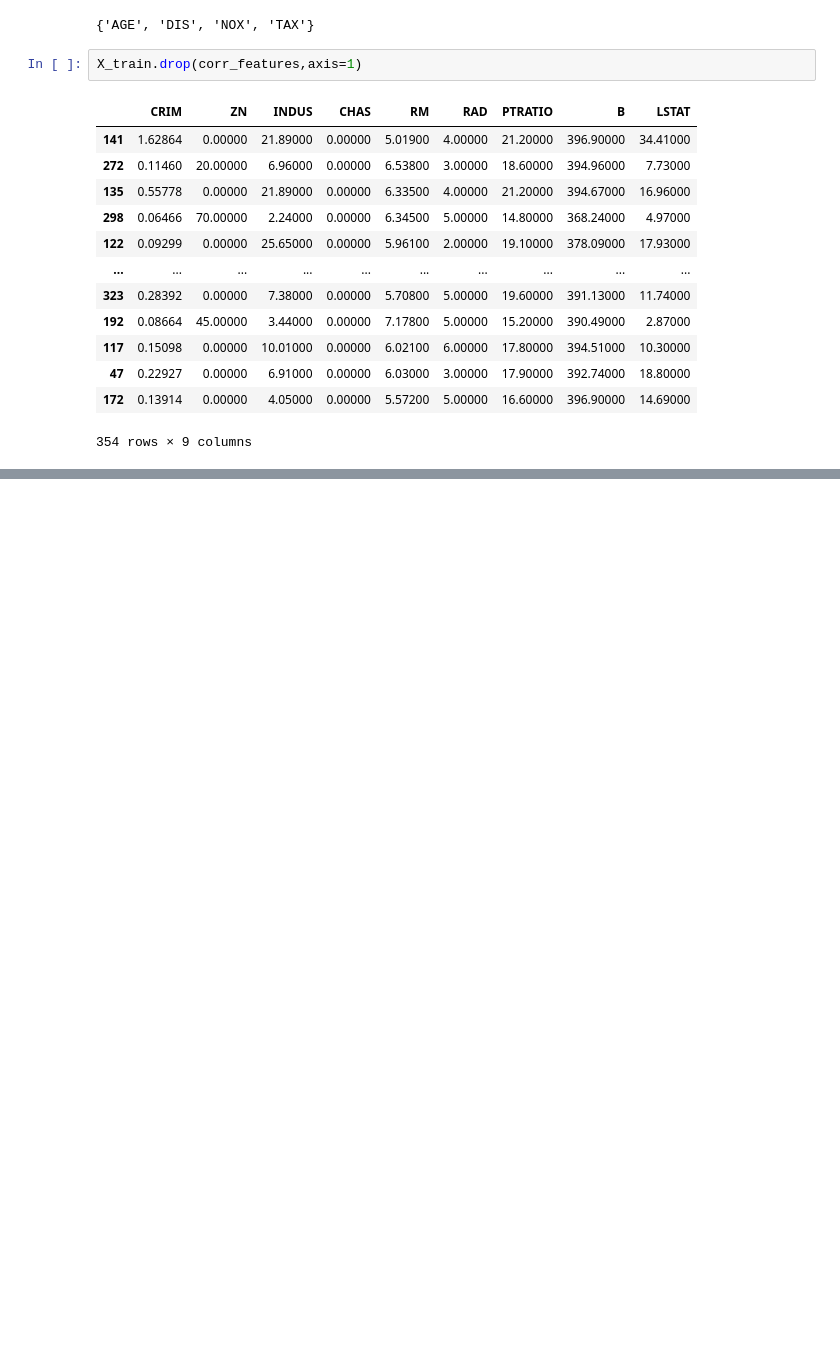
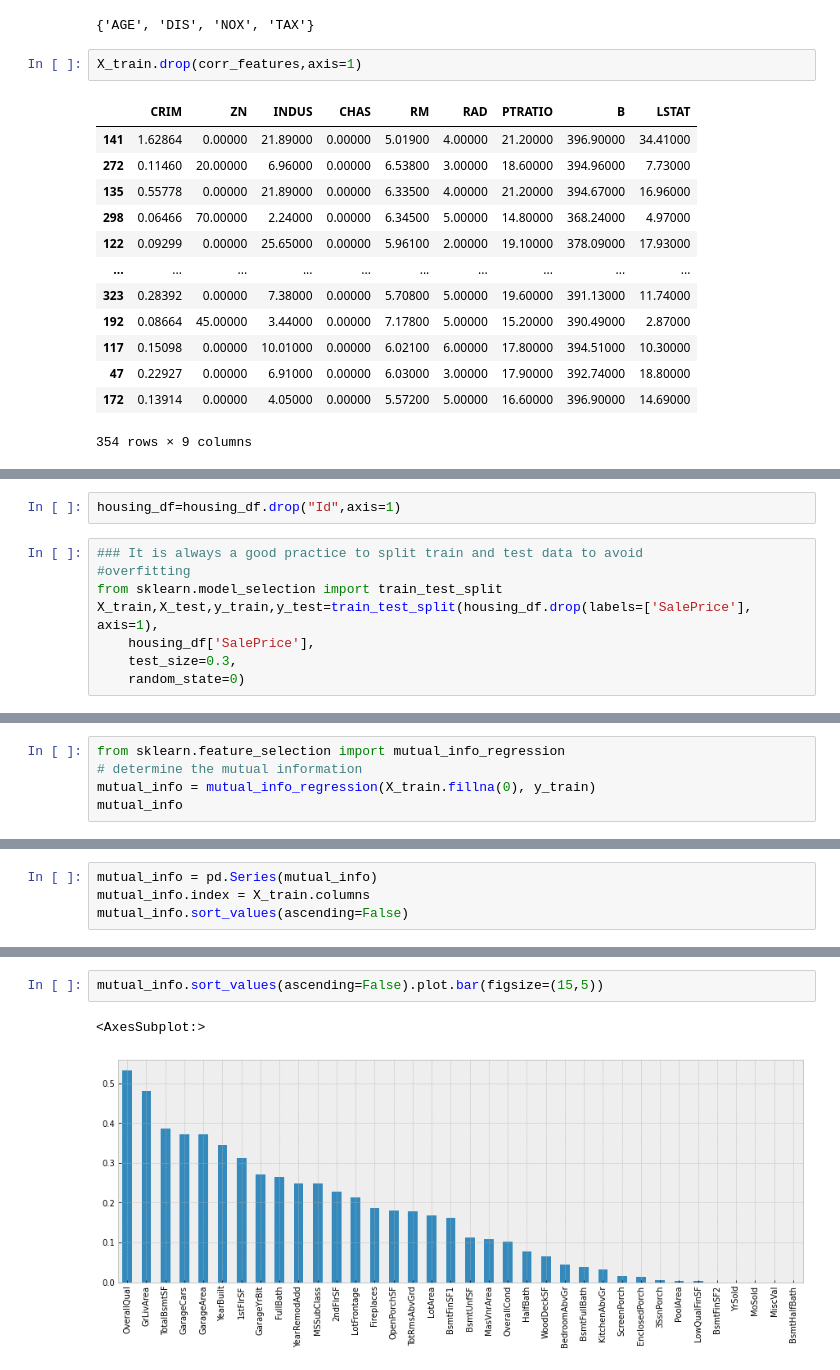
Before and after one commit to behzad89/SQL_GDAL_Commnds, a Jupyter notebook: ML_codes/[Data] Feature Engneering/06_Feature Selection.ipynb, the cells around one changed output, grey strips where cells are left out. Drawn from its saved outputs; the diff is of its cells as text; blank space fills up the shorter version.

```diff
--- a/ML_codes/[Data] Feature Engneering/06_Feature Selection.ipynb
+++ b/ML_codes/[Data] Feature Engneering/06_Feature Selection.ipynb
@@ -162,0 +328,10 @@ X_train.drop(corr_features,axis=1)
+# %%
+housing_df=housing_df.drop("Id",axis=1)
+# %%
+### It is always a good practice to split train and test data to avoid
+#overfitting
+from sklearn.model_selection import train_test_split
+X_train,X_test,y_train,y_test=train_test_split(housing_df.drop(labels=['SalePrice'], axis=1),
+    housing_df['SalePrice'],
+    test_size=0.3,
+    random_state=0)
@@ -162,0 +358,5 @@ X_train.drop(corr_features,axis=1)
+# %%
+from sklearn.feature_selection import mutual_info_regression
+# determine the mutual information
+mutual_info = mutual_info_regression(X_train.fillna(0), y_train)
+mutual_info
@@ -162,0 +373,4 @@ X_train.drop(corr_features,axis=1)
+# %%
+mutual_info = pd.Series(mutual_info)
+mutual_info.index = X_train.columns
+mutual_info.sort_values(ascending=False)
@@ -162,0 +395,5 @@ X_train.drop(corr_features,axis=1)
+# %%
+mutual_info.sort_values(ascending=False).plot.bar(figsize=(15,5))
+# %% [output]
+<AxesSubplot:>
+[figure, added]
```
Also changed, not shown: parts of 44 cells of this notebook.
